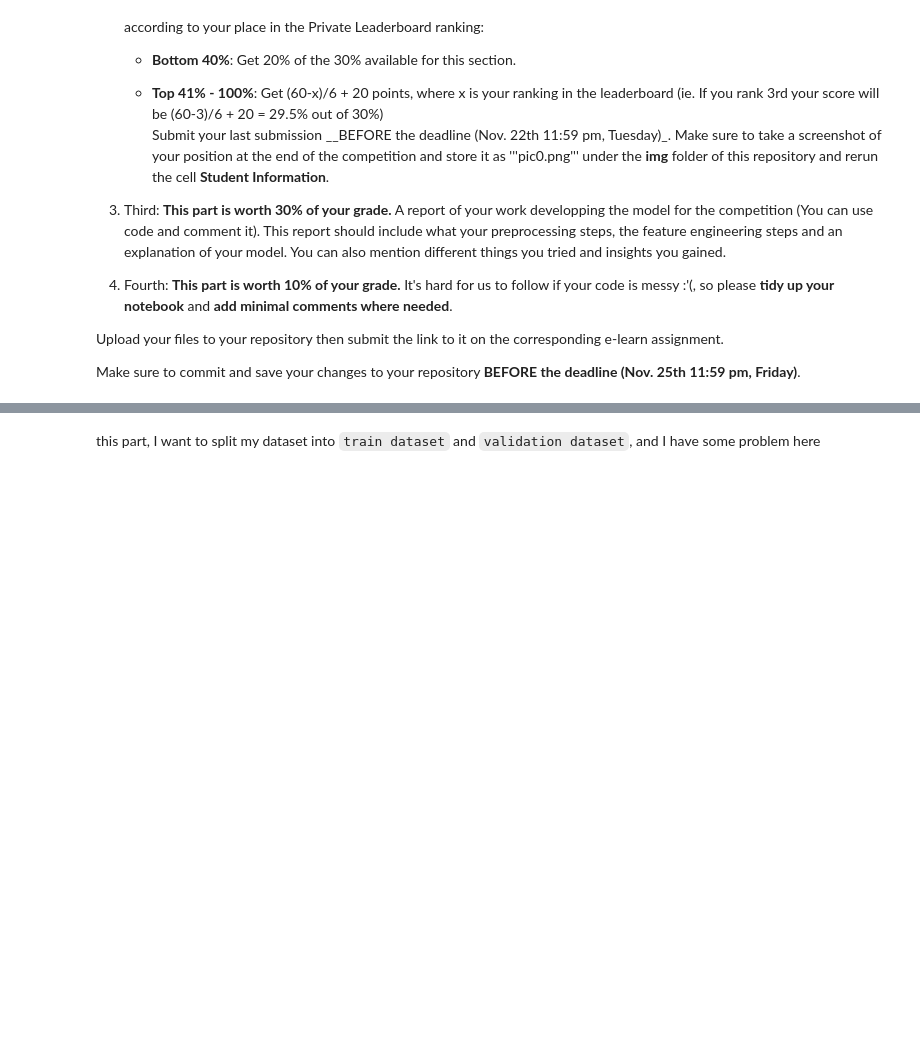
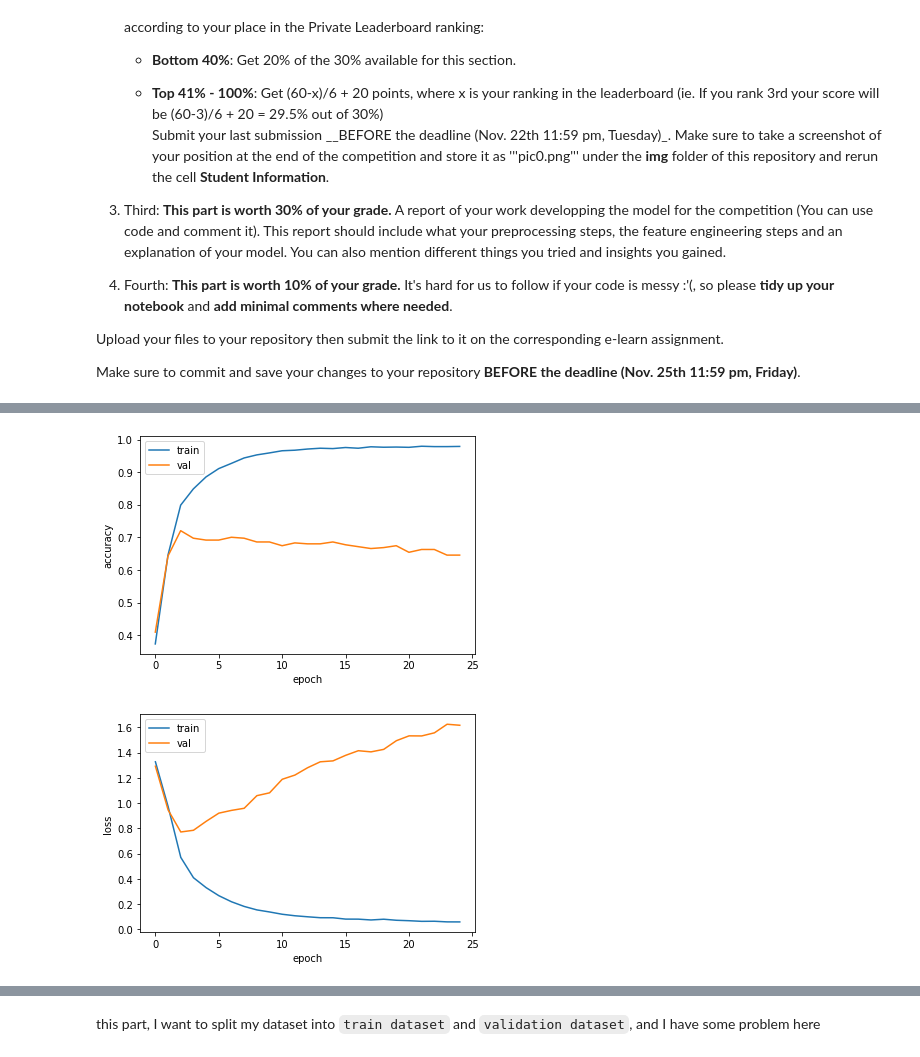
Before and after one commit to ShahonG/2022DM-Lab2, a Jupyter notebook: DM2021-Lab2-Homework.ipynb, the cells around one changed output, grey strips where cells are left out. Drawn from its saved outputs; the diff is of its cells as text; code cells hidden in the pictures; blank space fills up the shorter version.

```diff
--- a/DM2021-Lab2-Homework.ipynb
+++ b/DM2021-Lab2-Homework.ipynb
@@ -37,0 +130,25 @@ Make sure to commit and save your changes to your repository __BEFORE the deadli
+# %%
+# Answer here
+# as the picture show, big different between Train accuracy and Val accuracy, which means serious overfitting happen here, so as train loss and validation loss
+
+# print(history.history.keys())
+# > dict_keys(['loss', 'accuracy', 'val_loss', 'val_accuracy'])
+
+# accuracy
+plt.plot(history.history['accuracy'])
+plt.plot(history.history['val_accuracy'])
+plt.xlabel('epoch')
+plt.ylabel('accuracy')
+plt.legend(['train', 'val'])
+plt.show()
+
+# loss
+plt.plot(history.history['loss'])
+plt.plot(history.history['val_loss'])
+plt.xlabel('epoch')
+plt.ylabel('loss')
+plt.legend(['train', 'val'])
+plt.show()
+# %% [output]
+[figure, added]
+[figure, added]
```
Also changed, not shown: parts of 53 cells of this notebook.
